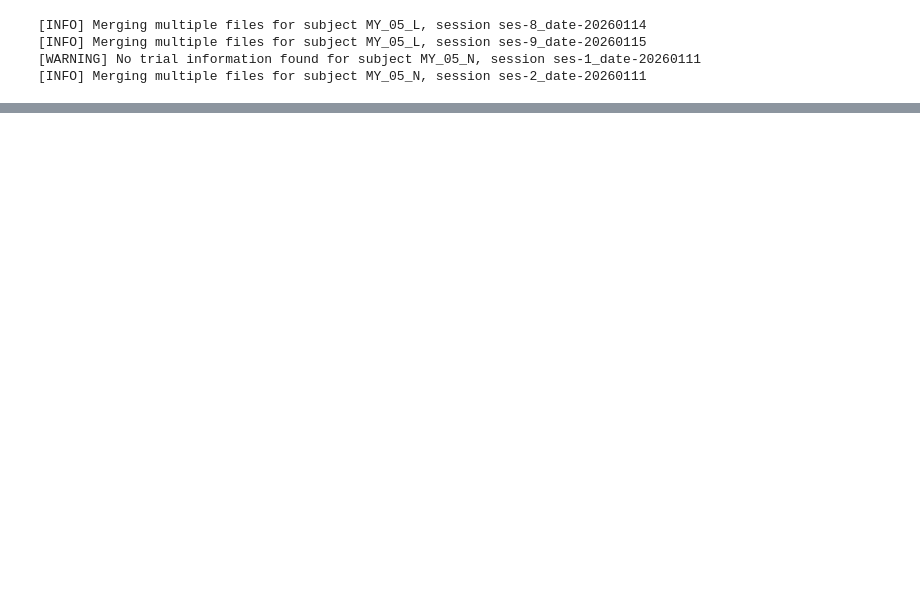
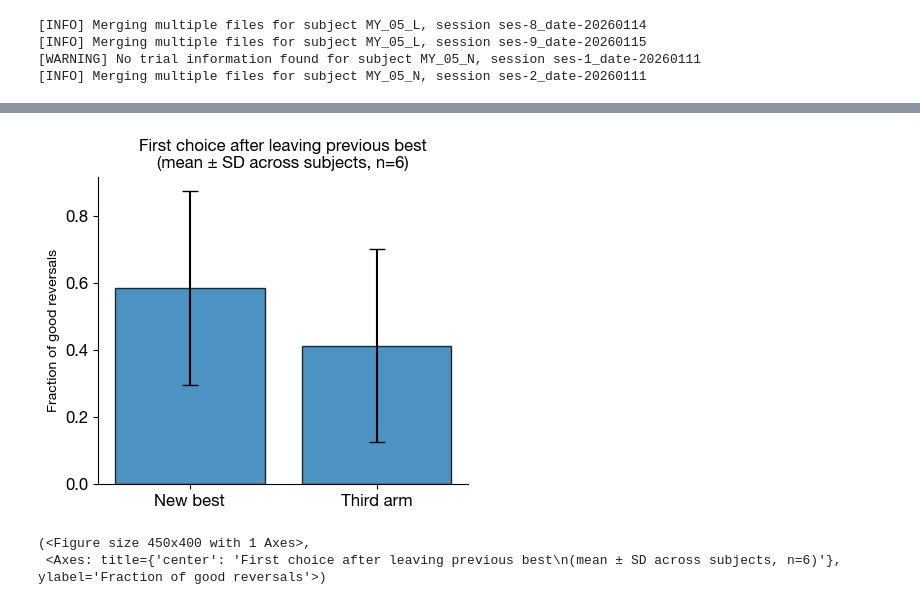
Before and after one commit to megyoung430/magnitude-bandit-analysis, a Jupyter notebook: scripts/fixing_code.ipynb, the cells around one changed output, grey strips where cells are left out. Cells and saved outputs as stored; diff of their text form; code cells hidden in the pictures; blank space fills up the shorter version.

```diff
--- a/scripts/fixing_code.ipynb
+++ b/scripts/fixing_code.ipynb
@@ -360,0 +340,36 @@ def plot_session_magnitudes_choices_ema(
+# %%
+import numpy as np
+
+def average_first_leave_across_subjects(per_subject_counts, include_no_leave=False):
+    """
+    Returns:
+      mean: dict[label] -> float
+      std:  dict[label] -> float
+      n_subjects: int
+    """
+    new_vals = []
+    third_vals = []
+    no_leave_vals = []
+
+    for subj, c in per_subject_counts.items():
+        if c["total"] == 0:
+            continue
+
+        new_vals.append(c["new_best"] / c["total"])
+        third_vals.append(c["third"] / c["total"])
+        no_leave_vals.append(c["no_leave"] / c["total"])
+
+    mean = {
+        "new_best": np.mean(new_vals),
+        "third": np.mean(third_vals),
+    }
+    std = {
+        "new_best": np.std(new_vals, ddof=1) if len(new_vals) > 1 else 0.0,
+        "third": np.std(third_vals, ddof=1) if len(third_vals) > 1 else 0.0,
+    }
+
+    if include_no_leave:
+        mean["no_leave"] = np.mean(no_leave_vals)
+        std["no_leave"] = np.std(no_leave_vals, ddof=1) if len(no_leave_vals) > 1 else 0.0
+
+    return mean, std, len(new_vals)
@@ -360,0 +413,13 @@ def plot_session_magnitudes_choices_ema(
+# %%
+per_subject_counts = first_leave_choice_stats(reversal_windows)
+
+mean, std, n_subjects = average_first_leave_across_subjects(
+    per_subject_counts,
+    include_no_leave=False
+)
+
+plot_avg_first_leave(mean, std, n_subjects)
+# %% [output]
+[figure, added]
+(<Figure size 450x400 with 1 Axes>,
+ <Axes: title={'center': 'First choice after leaving previous best\n(mean ± SD across subjects, n=6)'}, ylabel='Fraction of good reversals'>)
```
Also changed, not shown: parts of 19 cells of this notebook, 7 other files.
